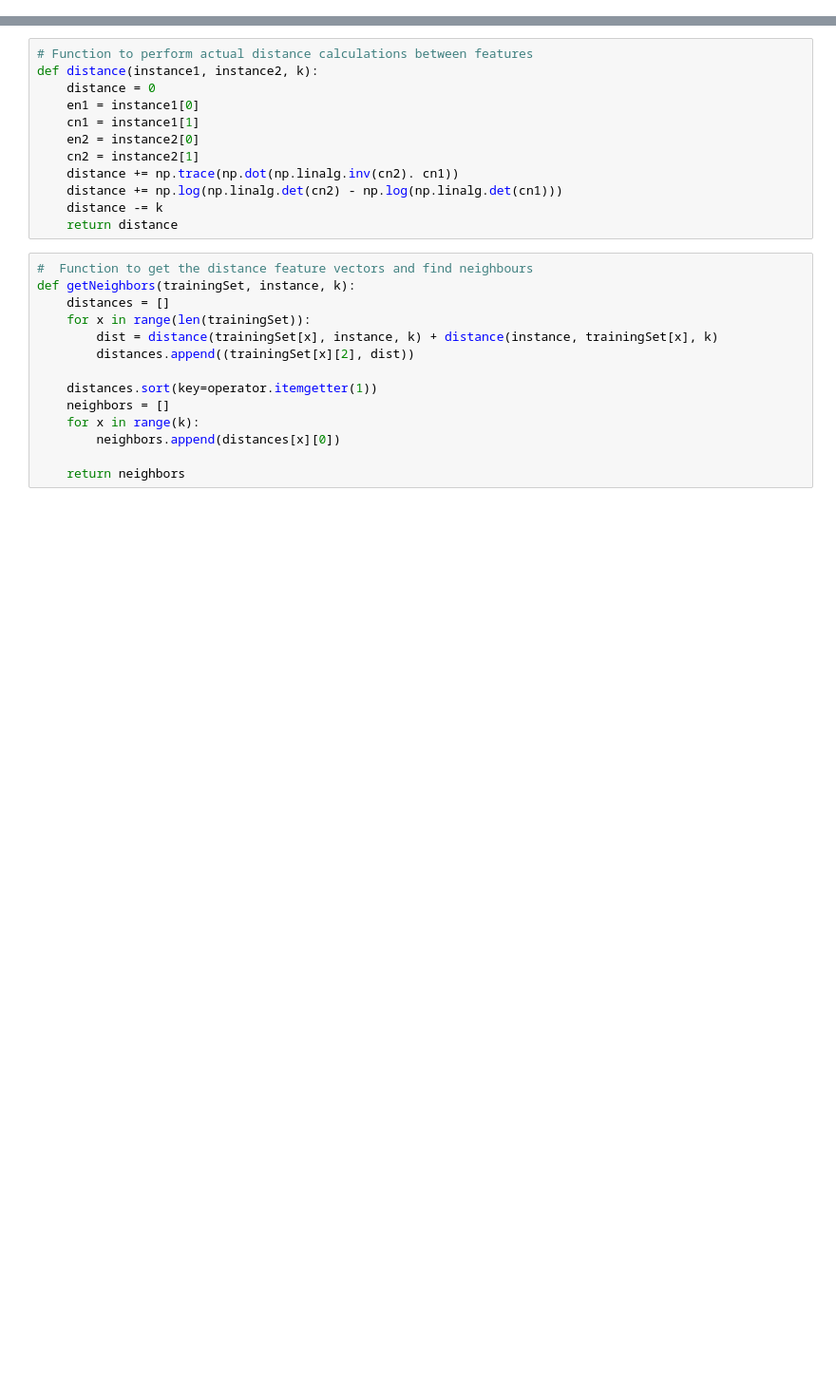
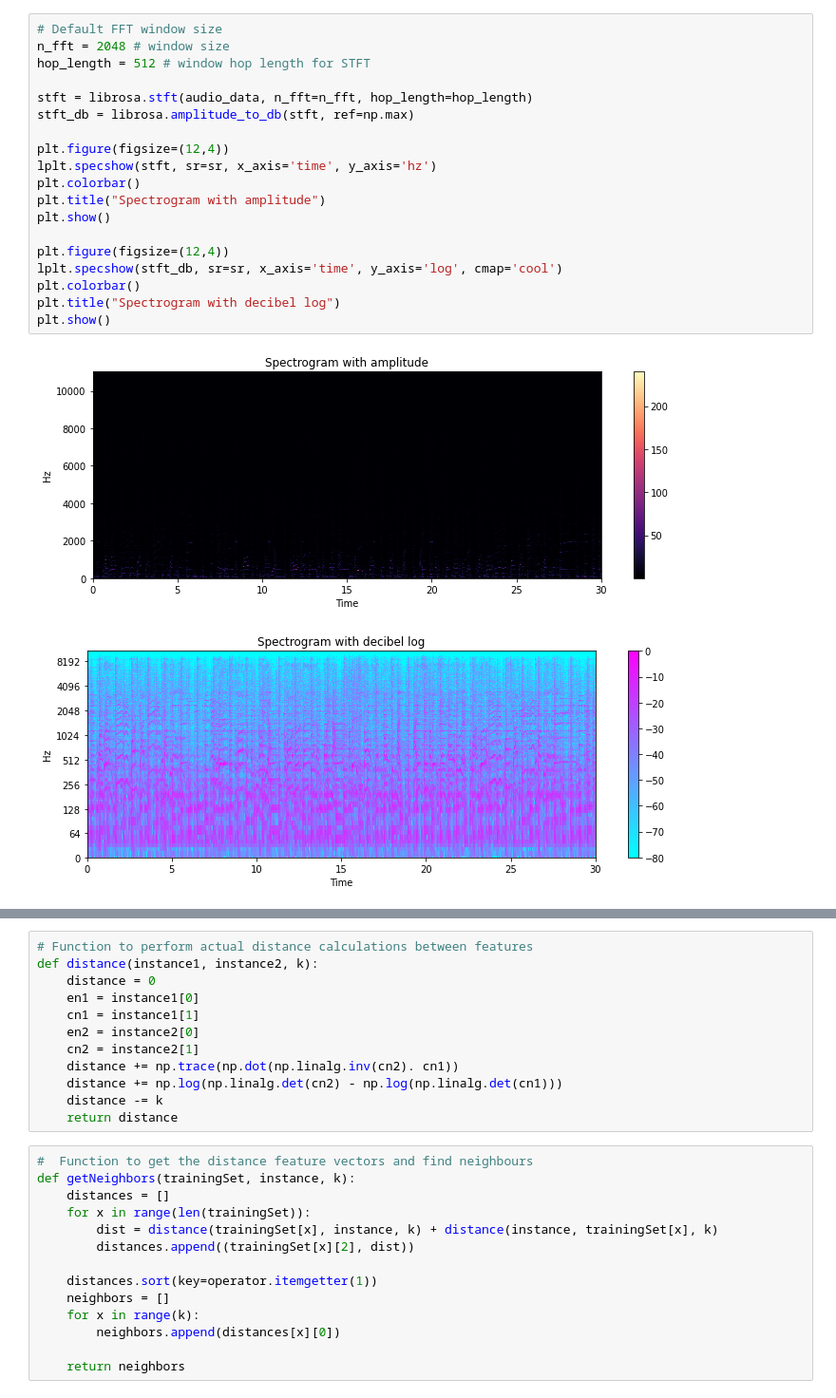
Before and after one commit to SiddheshBangar/Music-Genre-Classification, a Jupyter notebook: music_genre.ipynb, the cells around one changed output, grey strips where cells are left out. Shown at 95% size. Drawn from its saved outputs; the diff is of its cells as text; blank space fills up the shorter version.

```diff
--- a/music_genre.ipynb
+++ b/music_genre.ipynb
@@ -9,0 +27,22 @@ import operator
+# %%
+# Default FFT window size
+n_fft = 2048 # window size
+hop_length = 512 # window hop length for STFT
+
+stft = librosa.stft(audio_data, n_fft=n_fft, hop_length=hop_length)
+stft_db = librosa.amplitude_to_db(stft, ref=np.max)
+
+plt.figure(figsize=(12,4))
+lplt.specshow(stft, sr=sr, x_axis='time', y_axis='hz')
+plt.colorbar()
+plt.title("Spectrogram with amplitude")
+plt.show()
+
+plt.figure(figsize=(12,4))
+lplt.specshow(stft_db, sr=sr, x_axis='time', y_axis='log', cmap='cool')
+plt.colorbar()
+plt.title("Spectrogram with decibel log")
+plt.show()
+# %% [output]
+[figure, added]
+[figure, added]
```
Also changed, not shown: parts of 4 cells of this notebook.
